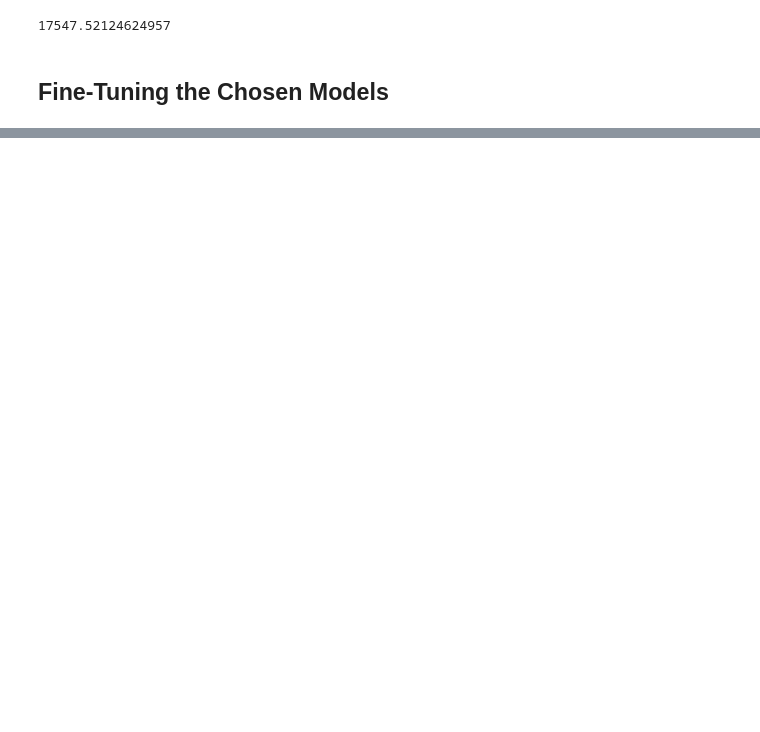
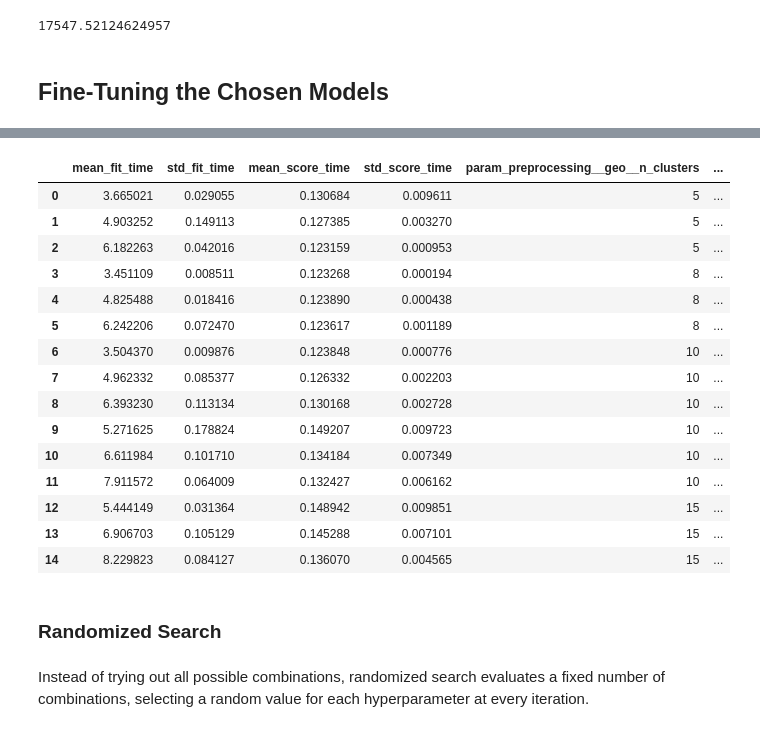
Before and after one commit to TaurusFire/Hands-on-Machine-Learning-Code-Notes, a Jupyter notebook: Chapter 2- Housing Project/HousingPrices.ipynb, the cells around one changed output, grey strips where cells are left out. Cells and saved outputs as stored; diff of their text form; code cells hidden in the pictures; blank space fills up the shorter version.

Commit message:
updated HousingPrices

```diff
--- a/Chapter 2- Housing Project/HousingPrices.ipynb
+++ b/Chapter 2- Housing Project/HousingPrices.ipynb
@@ -815,0 +812,24 @@ forestRegWholeRMSE
+# %%
+#Use GridSearch cross validation to experiment with the values of multiple hyperparameters
+fullPipeline = Pipeline([
+    ("preprocessing", preprocessing),
+    ("random_forest", RandomForestRegressor(random_state=42))
+])
+
+#parameter grid is a dictionary or list of dictionaries
+#you can refer to any hyperparameter of any estimator in a pipeline, even if it is nested deep inside several pipelines and column transformers
+#strings are split at the double underscores to obtain each estimator name, and at last the hyperparameter name
+#GridSearchCV will first evaluate all 3 × 3 = 9 combinations of n_clusters and max_features hyperparameter values specified in the first dict, then it will try all 2 × 3 = 6 combinations of hyperparameter values in the second dict
+paramGrid = [
+    {'preprocessing__geo__n_clusters':[5,8,10],
+     'random_forest__max_features':[4,6,8]},
+     {'preprocessing__geo__n_clusters':[10,15],
+      'random_forest__max_features':[6,8,10]}
+]
+
+gridSearch = GridSearchCV(fullPipeline,
+                          param_grid=paramGrid,
+                          cv=3,
+                          scoring='neg_root_mean_squared_error')
+
+gridSearch.fit(housing, housing_labels)
@@ -815,0 +887,26 @@ forestRegWholeRMSE
+# %%
+#check scores (returns dictionary) and wrap in a dataframe
+pd.DataFrame(gridSearch.cv_results_)
+#provides scores for each combination of hyperparameters
+#mean test RMSE score is notably lower than the default model - this model is fine tuned!
+# %% [output]
+|  | mean_fit_time | std_fit_time | mean_score_time | std_score_time | param_preprocessing__geo__n_clusters | ... |
+| 0 | 3.665021 | 0.029055 | 0.130684 | 0.009611 | 5 | ... |
+| 1 | 4.903252 | 0.149113 | 0.127385 | 0.003270 | 5 | ... |
+| 2 | 6.182263 | 0.042016 | 0.123159 | 0.000953 | 5 | ... |
+| 3 | 3.451109 | 0.008511 | 0.123268 | 0.000194 | 8 | ... |
+| 4 | 4.825488 | 0.018416 | 0.123890 | 0.000438 | 8 | ... |
+| 5 | 6.242206 | 0.072470 | 0.123617 | 0.001189 | 8 | ... |
+| 6 | 3.504370 | 0.009876 | 0.123848 | 0.000776 | 10 | ... |
+| 7 | 4.962332 | 0.085377 | 0.126332 | 0.002203 | 10 | ... |
+| 8 | 6.393230 | 0.113134 | 0.130168 | 0.002728 | 10 | ... |
+| 9 | 5.271625 | 0.178824 | 0.149207 | 0.009723 | 10 | ... |
+| 10 | 6.611984 | 0.101710 | 0.134184 | 0.007349 | 10 | ... |
+| 11 | 7.911572 | 0.064009 | 0.132427 | 0.006162 | 10 | ... |
+| 12 | 5.444149 | 0.031364 | 0.148942 | 0.009851 | 15 | ... |
+| 13 | 6.906703 | 0.105129 | 0.145288 | 0.007101 | 15 | ... |
+| 14 | 8.229823 | 0.084127 | 0.136070 | 0.004565 | 15 | ... |
+# %% [markdown]
+### Randomized Search
+# %% [markdown]
+Instead of trying out all possible combinations, randomized search evaluates a fixed number of combinations, selecting a random value for each hyperparameter at every iteration.
```
Also changed, not shown: parts of 10 cells of this notebook.
